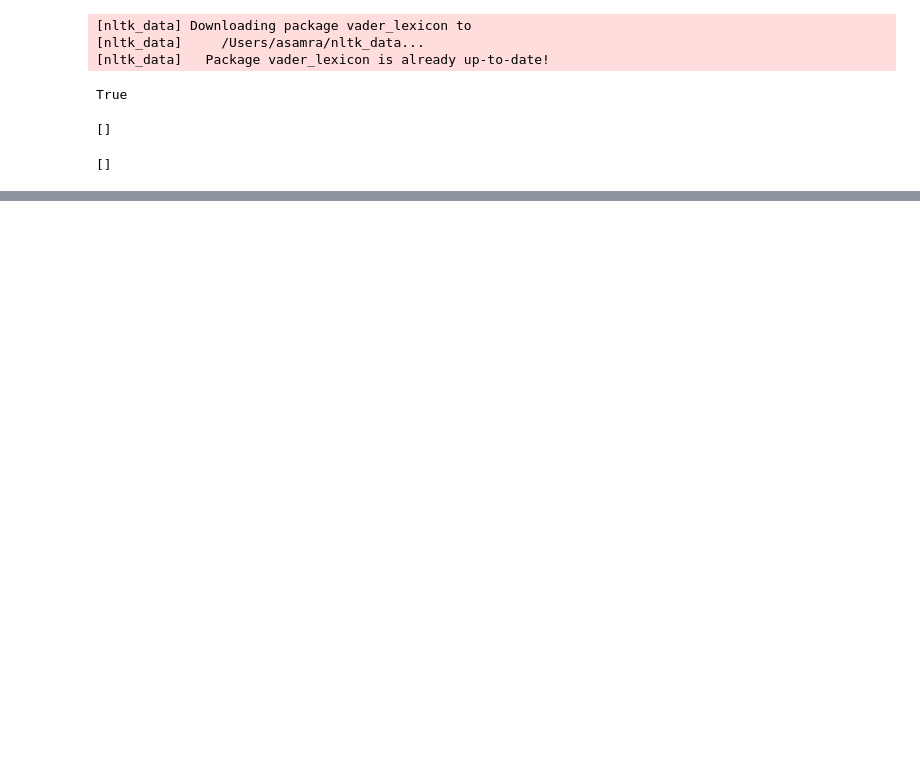
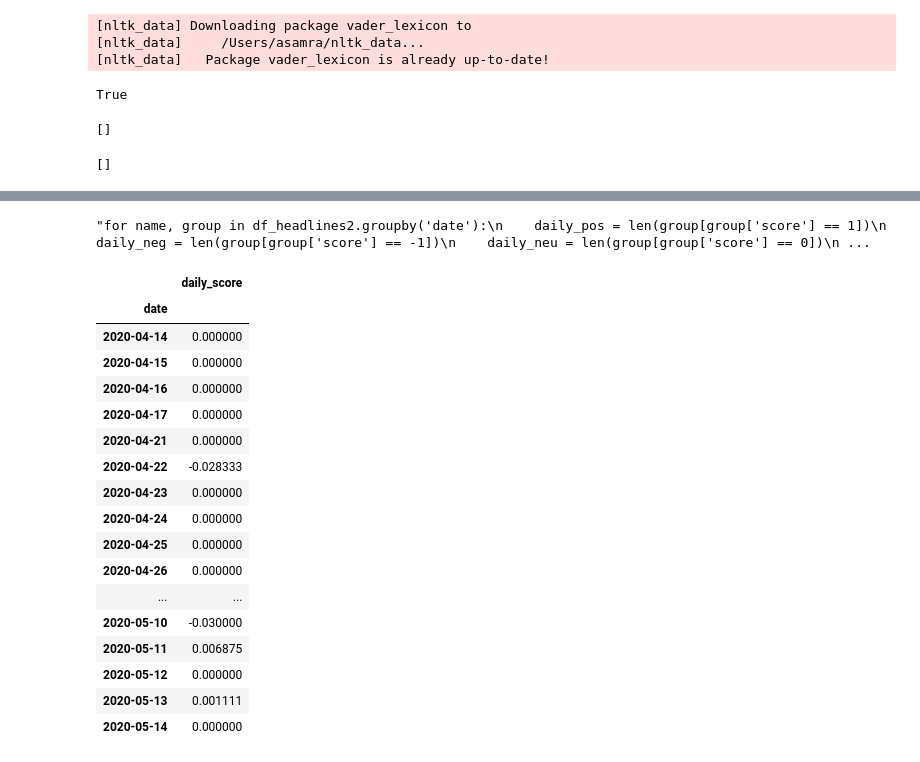
Before and after one commit to rich1123/Sentiment.Analysis, a Jupyter notebook: NewsAPI/headlines.ipynb, the cells around one changed output, grey strips where cells are left out. Saved outputs shown, nothing was run; the diff lists cells and outputs as text; code cells hidden in the pictures; blank space fills up the shorter version.

```diff
--- a/NewsAPI/headlines.ipynb
+++ b/NewsAPI/headlines.ipynb
@@ -218,2 +226,6 @@ headline    Investors pick Tesla over GM Toyota to lead emerging auto tech post-
 score       0
 Name: 28, dtype: object
+# %%
+# Create a copy of df_headlines to perform grouping operations
+df_headlines2 = df_headlines.copy()
+df_headlines2.drop(['source', 'headline'], axis=1, inplace=True)
@@ -219,0 +235,34 @@ Name: 28, dtype: object
+# %%
+# Find daily score for scores of 1, -1, 0; not for continuous variable
+# https://stackoverflow.com/questions/61806725/iterate-over-a-pandas-data-frame-or-groupby-object?noredirect=1#comment109323032_61806725
+"""for name, group in df_headlines2.groupby('date'):
+    daily_pos = len(group[group['score'] == 1])
+    daily_neg = len(group[group['score'] == -1])
+    daily_neu = len(group[group['score'] == 0])
+    print(name, daily_pos, daily_neg, daily_neu)"""
+# %% [output]
+"for name, group in df_headlines2.groupby('date'):\n    daily_pos = len(group[group['score'] == 1])\n    daily_neg = len(group[group['score'] == -1])\n    daily_neu = len(group[group['score'] == 0])\n ...
+# %%
+# Group headlines by date and calculate average score
+df_group = df_headlines2.groupby('date').mean()
+df_group.rename(columns = {'score': 'daily_score'}, inplace = True)
+df_group
+# %% [output]
+|  | daily_score |
+| date |  |
+| 2020-04-14 | 0.000000 |
+| 2020-04-15 | 0.000000 |
+| 2020-04-16 | 0.000000 |
+| 2020-04-17 | 0.000000 |
+| 2020-04-21 | 0.000000 |
+| 2020-04-22 | -0.028333 |
+| 2020-04-23 | 0.000000 |
+| 2020-04-24 | 0.000000 |
+| 2020-04-25 | 0.000000 |
+| 2020-04-26 | 0.000000 |
+| ... | ... |
+| 2020-05-10 | -0.030000 |
+| 2020-05-11 | 0.006875 |
+| 2020-05-12 | 0.000000 |
+| 2020-05-13 | 0.001111 |
+| 2020-05-14 | 0.000000 |
```
Also changed, not shown: parts of 24 cells of this notebook, 6 other files.
